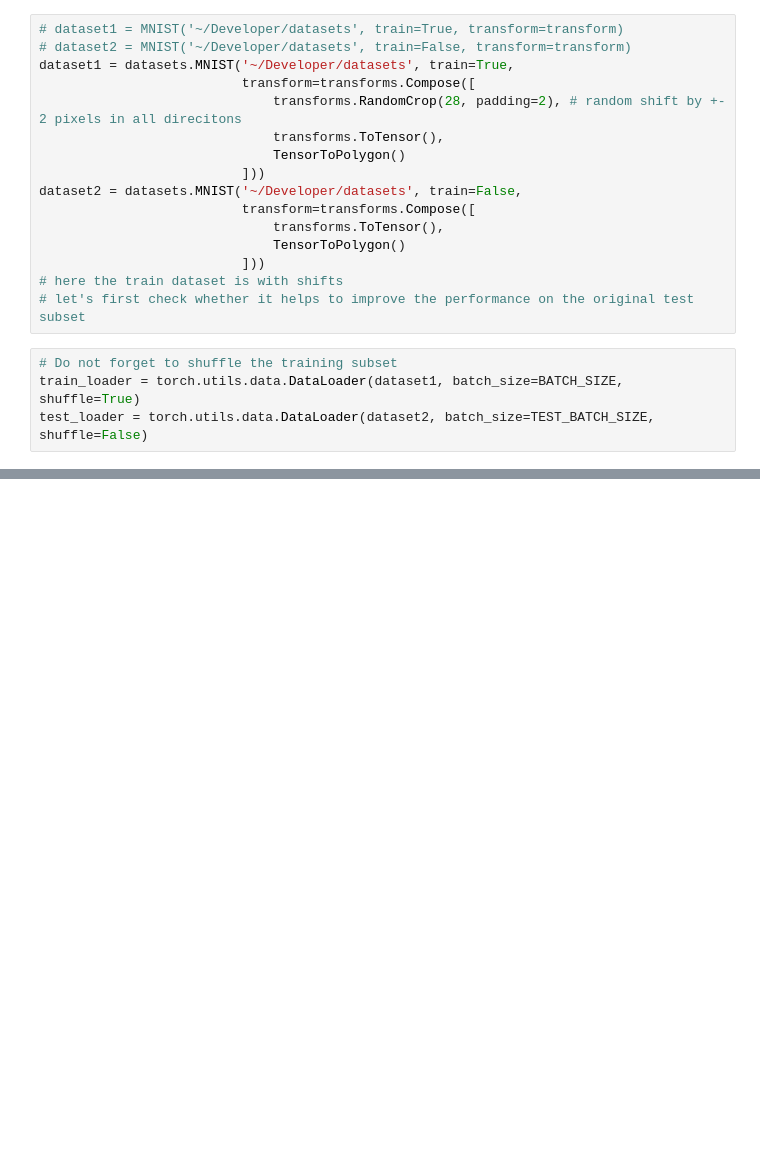
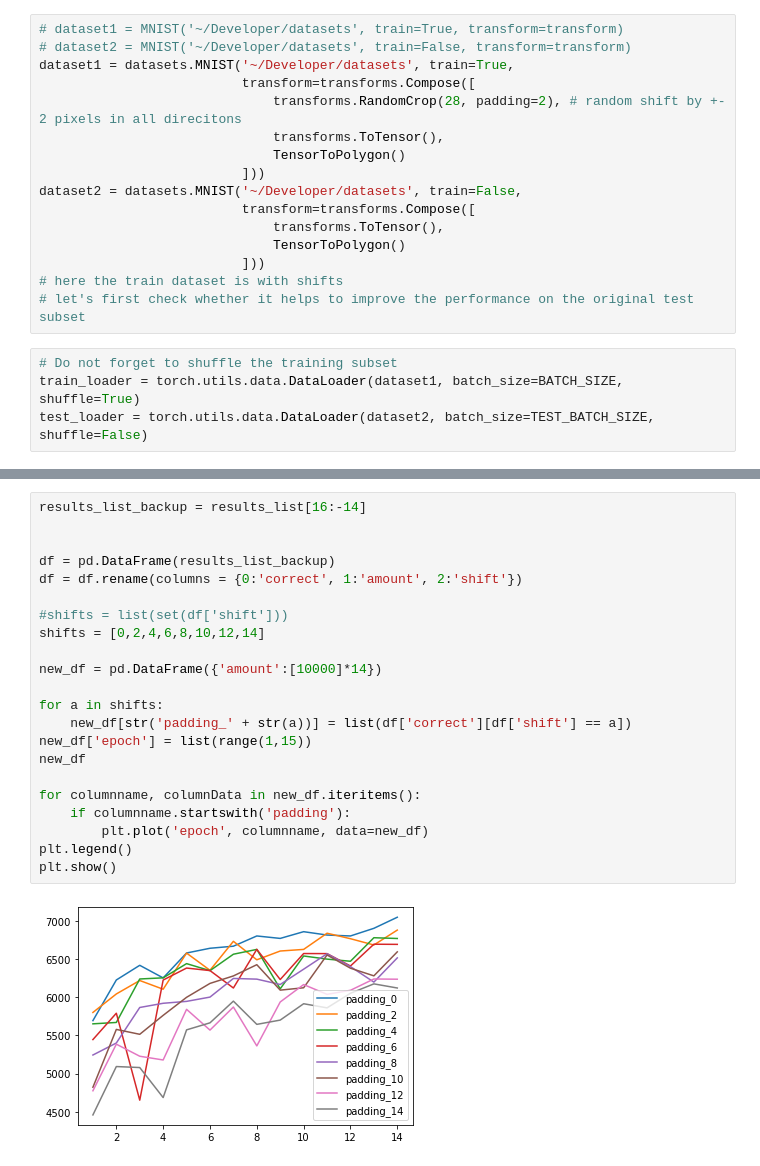
Before and after one commit to davemeijdam/map-generalization-thesis-2021, a Jupyter notebook: notebooks/MNIST.ipynb, the cells around one changed output, grey strips where cells are left out. Saved outputs shown, nothing was run; the diff lists cells and outputs as text; blank space fills up the shorter version.

Commit message:
Tried the model with multiple shifts

```diff
--- a/notebooks/MNIST.ipynb
+++ b/notebooks/MNIST.ipynb
@@ -246,0 +190,24 @@ RuntimeError: mat1 and mat2 shapes cannot be multiplied (64x9216 and 9217x128)
+# %%
+results_list_backup = results_list[16:-14]
+
+
+df = pd.DataFrame(results_list_backup)
+df = df.rename(columns = {0:'correct', 1:'amount', 2:'shift'})
+
+#shifts = list(set(df['shift']))
+shifts = [0,2,4,6,8,10,12,14]
+
+new_df = pd.DataFrame({'amount':[10000]*14})
+
+for a in shifts:
+    new_df[str('padding_' + str(a))] = list(df['correct'][df['shift'] == a])
+new_df['epoch'] = list(range(1,15))
+new_df
+
+for columnname, columnData in new_df.iteritems():
+    if columnname.startswith('padding'):
+        plt.plot('epoch', columnname, data=new_df)
+plt.legend()
+plt.show()
+# %% [output]
+[figure, added]
```
Also changed, not shown: parts of 10 cells of this notebook.
